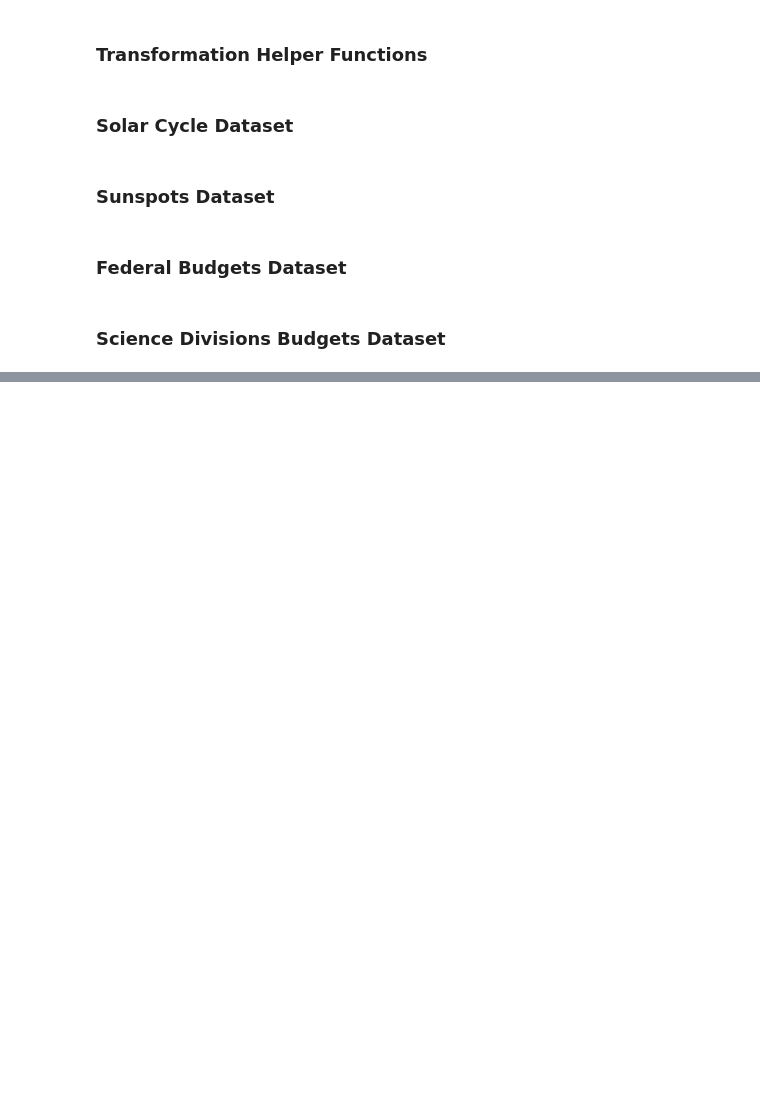
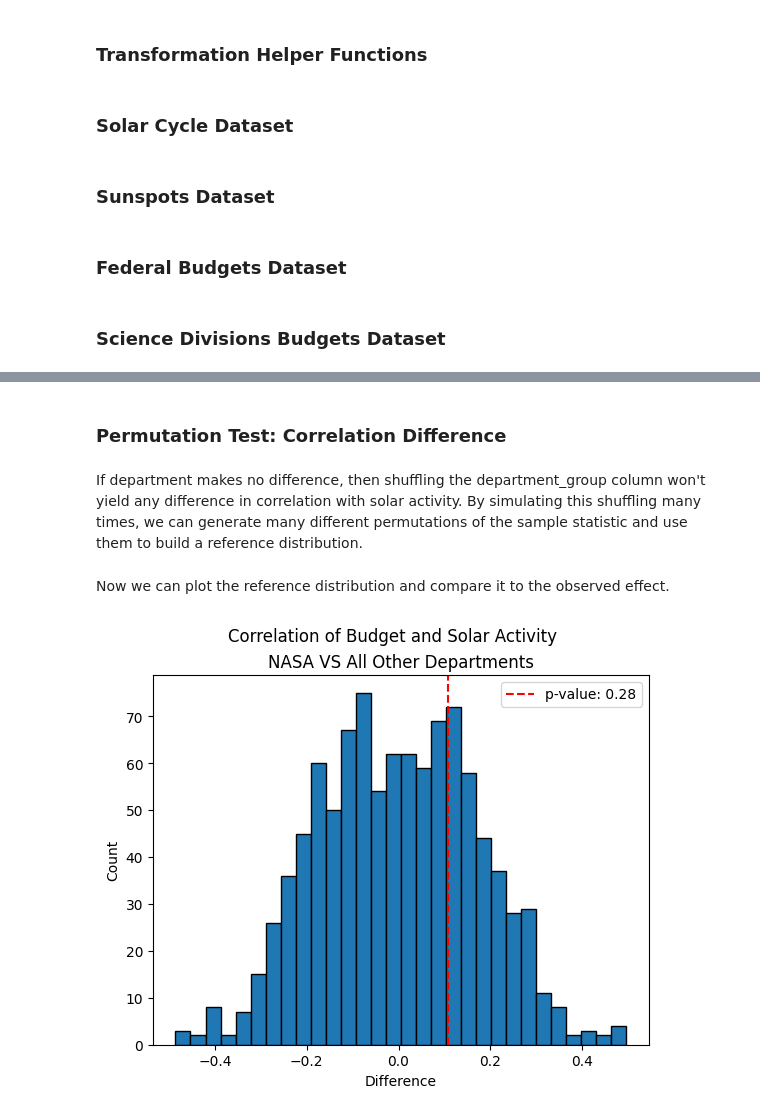
Before and after one commit to wpbjunker/BudgetaryHeliotropism, a Jupyter notebook: NasaFunding_SolarActivity_Exploration.ipynb, the cells around one changed output, grey strips where cells are left out. Drawn from its saved outputs; the diff is of its cells as text; code cells hidden in the pictures; blank space fills up the shorter version.

```diff
--- a/NasaFunding_SolarActivity_Exploration.ipynb
+++ b/NasaFunding_SolarActivity_Exploration.ipynb
@@ -153,0 +189,48 @@ division_budgets = pd.merge(division_budgets, sunspots_fed, on='gov_fiscal_year'
+# %% [markdown]
+### Permutation Test: Correlation Difference
+# %% [markdown]
+If department makes no difference, then shuffling the department_group column won't yield any difference in correlation with solar activity. By simulating this shuffling many times, we can generate many different permutations of the sample statistic and use them to build a reference distribution.
+# %%
+
+obsv_diff = corrDiff(fed_budgets)
+replicate_diffs = []
+num_sim = 1000
+replicate = fed_budgets.copy()
+
+departments = replicate['departments_group'].tolist()
+
+for _ in range(num_sim) :
+
+    np.random.shuffle(departments) # Generate a random permutation of NASA and Other
+    replicate['departments_group'] = departments
+
+    # Get the test statistic for the permutation
+    replicate_diffs.append(corrDiff(replicate))
+
+replicate_diffs = pd.DataFrame({'replicate_diff':replicate_diffs})
+# %% [markdown]
+Now we can plot the reference distribution and compare it to the observed effect.
+# %%
+plt.hist(replicate_diffs, bins=30, edgecolor='black')
+plt.xlabel("Difference")
+plt.ylabel("Count")
+plt.suptitle("Correlation of Budget and Solar Activity")
+plt.title("NASA VS All Other Departments")
+
+# Calculate proportion of simulations greater than the observed
+extreme_count = (replicate_diffs['replicate_diff'] >= obsv_diff).sum()
+p_val = extreme_count / len(replicate_diffs)
+
+# Plot observed difference
+ax = plt.gca()
+ymax = ax.get_ylim()[1]
+xmin, xmax = ax.get_xlim()
+offset = 0.2 * (xmax - xmin)
+plt.axvline(x=obsv_diff, color="red", linestyle="--", label=f"p-value: {p_val:.2}")
+plt.legend()
+
+plt.savefig("result_figures/nasa_sunspots_corr_significance.jpg")
+
+plt.show()
+# %% [output]
+[figure, added]
```
Also changed, not shown: parts of 15 cells of this notebook, 3 other files.
